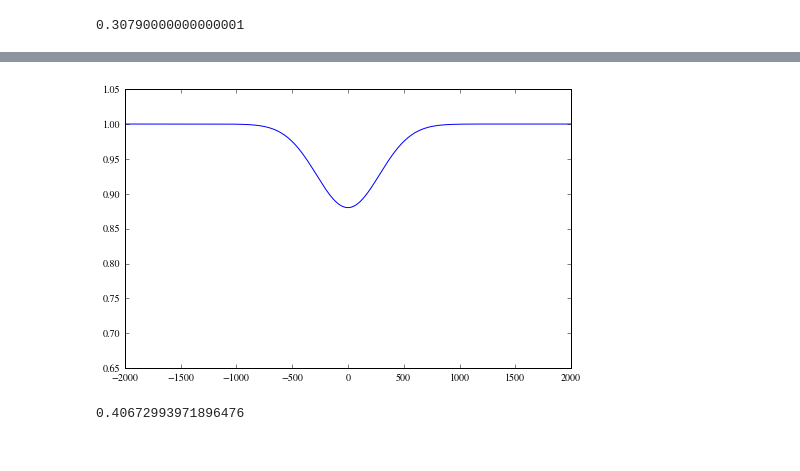
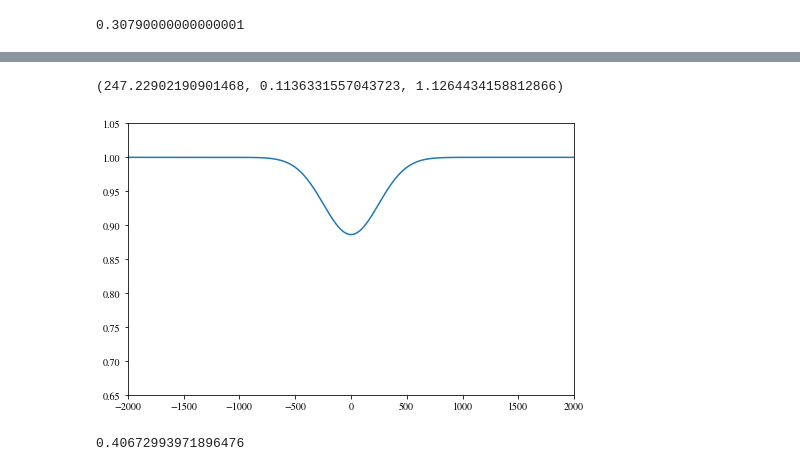
Before and after one commit to qsopairs/papers, a Jupyter notebook: QPQ9/Analysis/monte_carlo.ipynb, the cells around one changed output, grey strips where cells are left out. Saved outputs shown, nothing was run; the diff lists cells and outputs as text; code cells hidden in the pictures.

```diff
--- a/QPQ9/Analysis/monte_carlo.ipynb
+++ b/QPQ9/Analysis/monte_carlo.ipynb
@@ -44,7 +37,8 @@ relativistic_equiv = u.doppler_relativistic(1334.5323*u.AA)
 wave_grid = (v_grid*u.km/u.s).to(u.AA,equivalencies=relativistic_equiv)
 Hubble_h = cosmo.H(0).value/100.
 
-def gen_stck_img(R_phys,z_fg,stddev_oneabs,sigma1D,gen_shifted=False): # R_phys in kpc, Deltav in km/s
+def gen_stck_img(R_phys,z_fg,stddev_oneabs,sigma1D,gen_shifted=False,half_open=60):
+    # R_phys in kpc, Deltav in km/s
     probs = np.zeros(len(v_grid))
     expected_num_abs = 0.
 #    cumulative_probs = np.zeros(len(v_grid))
@@ -79,13 +73,13 @@ def gen_stck_img(R_phys,z_fg,stddev_oneabs,sigma1D,gen_shifted=False): # R_phys
         if gen_shifted is True:
             # Assume a half-opening angle = half_open.
             LOS_dist = v_grid[ii]/(cosmo.H(z_fg).value/(1+z_fg))*Hubble_h
-            half_open = 60.
-            if -(0.3*(1+z_fg)*Hubble_h) < LOS_dist < -(R_comov/np.tan(np.pi/180.*half_open)):
+#            if (-(0.3*(1+z_fg)*Hubble_h) < LOS_dist) and (LOS_dist < -(R_comov/np.tan(np.pi/180.*half_open))):
+            if LOS_dist < -(R_comov/np.tan(np.pi/180.*half_open)):
                 probs[ii] = 0.
 #    print('Expected number of absorbers at R_phys',expected_num_abs,R_phys)
     probs = probs/np.sum(probs)
     # expected rms Hubble velocity
-    v_Hubble_300kpc = 300./1000.*cosmo.H(z_fg).value
+#    v_Hubble_300kpc = 300./1000.*cosmo.H(z_fg).value
 #    iend = np.argmin(np.abs(v_grid-v_Hubble_300kpc))
 #    istart = np.argmin(np.abs(v_grid-(-v_Hubble_300kpc)))
 #    print('Expected rms Hubble velocity within 300 kpc =',np.sqrt(np.sum((v_grid[istart:iend+1]**2)*probs[istart:iend+1])))
@@ -97,11 +91,19 @@ def gen_stck_img(R_phys,z_fg,stddev_oneabs,sigma1D,gen_shifted=False): # R_phys
         flux = np.ones(len(v_grid))
         for ii,na in enumerate(np.arange(N_abs)):
             v_Hubble = np.random.choice(v_grid,p=probs)
-            if (np.abs(v_Hubble) < v_Hubble_300kpc) and (gen_shifted is True):
-                v_peculiar = np.random.normal(loc=205.,scale=136.)
+            Hubble_dist = v_Hubble/(cosmo.H(z_fg).value/(1+z_fg))*Hubble_h
+            if np.sqrt(Hubble_dist**2. + R_comov**2.) < 300./1000.*(1+z_fg)*Hubble_h:
+#            if True:
+                if (gen_shifted is True):
+                    v_peculiar = 500*np.sin(np.arctan(Hubble_dist/R_comov))
+#                    v_peculiar = np.random.normal(loc=0.,scale=sigma1D)
+                else:
+                    v_peculiar = np.random.normal(loc=0.,scale=sigma1D)
             else:
-                v_peculiar = np.random.normal(loc=0.,scale=sigma1D)
+                v_peculiar = np.random.normal(loc=0.,scale=114.)
+#                v_peculiar = np.random.normal(loc=0.,scale=sigma1D)
             v_add = v_Hubble + v_peculiar
+#            v_add = v_peculiar
             one_abs = models.GaussianAbsorption1D(amplitude=2.0,mean=v_add,stddev=stddev_oneabs)
             flux = flux*one_abs(v_grid)
             flux[np.where(flux < 0.)] = 0.
@@ -143,5 +162,5 @@ S/N in rest frame: 121.115520708 1 / Angstrom
 # %%
-def model_width(stddev_oneabs,sigma1D,all_dict,gen_shifted=False):
+def model_width(stddev_oneabs,sigma1D,all_dict,gen_shifted=False,half_open=60):
     sv_mean_flux = []
     for ii,idict in enumerate(all_dict):
         if idict is None:
@@ -151,7 +170,7 @@ def model_width(stddev_oneabs,sigma1D,all_dict,gen_shifted=False):
             continue
         else:
             stck_img = gen_stck_img(idict['qpq']['R_PHYS'],idict['qpq']['Z_FG'],stddev_oneabs,sigma1D,
-                                    gen_shifted=gen_shifted)
+                                    gen_shifted=gen_shifted,half_open=half_open)
             mean_flux = np.sum(stck_img,0)/n_trials
             sv_mean_flux.append(mean_flux)
     mean_flux = np.mean(sv_mean_flux,0)
@@ -246,7 +277,8 @@ width,amp,cen
 # %%
 # QPQ halo mass sigma_1D
-width,amp,cen = model_width(33.,246.,all_dict,gen_shifted=False)
-#width,amp,cen = model_width(29.,246.,all_dict,gen_shifted=True)
+#width,amp,cen = model_width(31.5,246.,all_dict,gen_shifted=False)
+width,amp,cen = model_width(27.5,246.,all_dict,gen_shifted=False)
+#width,amp,cen = model_width(26.,246.,all_dict,gen_shifted=True,half_open=60)
 plt.figure(figsize=(8,5))
 plt.axis([-2000,2000,0.65,1.05])
 model_final = models.GaussianAbsorption1D(amplitude=amp,mean=cen,stddev=width)
@@ -257,4 +300,5 @@ width,amp,cen
+(247.22902190901468, 0.1136331557043723, 1.1264434158812866)
-[figure, old version]
+[figure, new version]
 # %%
 # save model
 dict = {}
```
Also changed, not shown: parts of 4 cells of this notebook, 9 other files.
